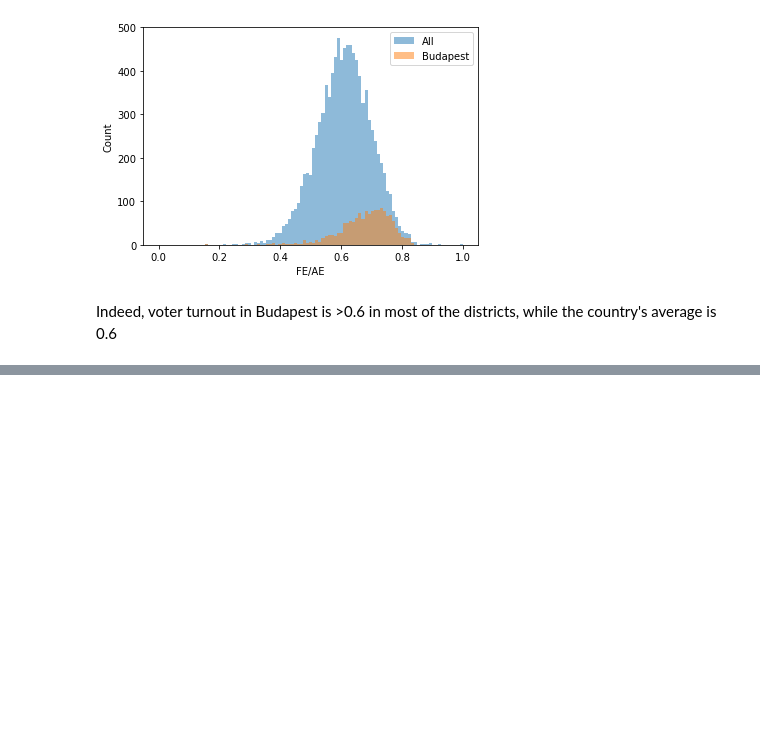
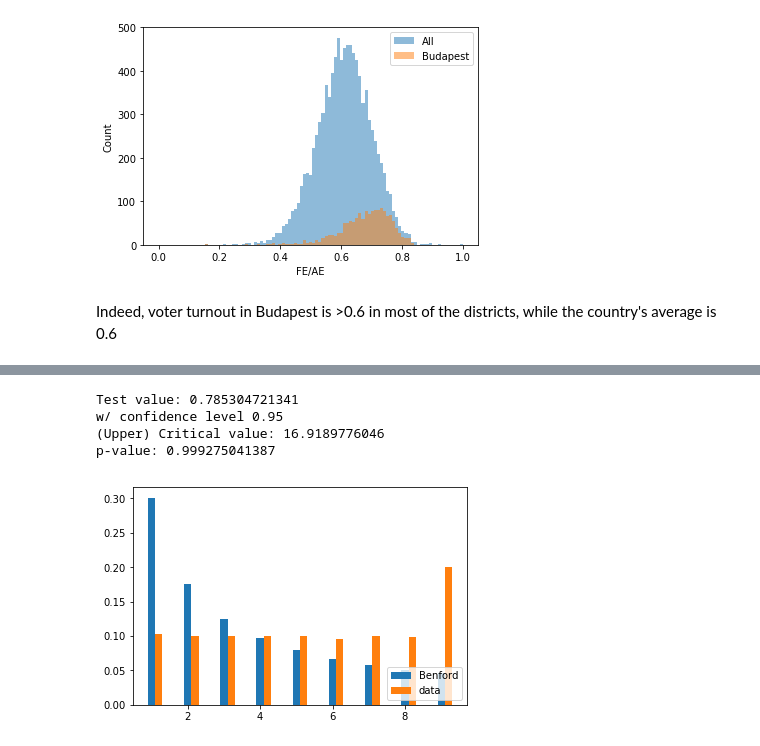
Before and after one commit to komaranna/ElectionAnalysis, a Jupyter notebook: StatisticalAnalysis.ipynb, the cells around one changed output, grey strips where cells are left out. Saved outputs shown, nothing was run; the diff lists cells and outputs as text; code cells hidden in the pictures; blank space fills up the shorter version.

```diff
--- a/StatisticalAnalysis.ipynb
+++ b/StatisticalAnalysis.ipynb
@@ -231,0 +277,16 @@ Indeed, voter turnout in Budapest is >0.6 in most of the districts, while the co
+# %%
+def ChiSquareTest(listOfDigits,hypothesis,df,confValue,firstFlag):
+    observed,N = ComputeFrequencies(thirdDigits,firstFlag)
+
+    testValue = chisquare(observed,f_exp=hypothesis).statistic
+    critValue_upper = chi2.isf(confValue, df, loc=0, scale=1)
+    critValue_lower = chi2.ppf(confValue, df, loc=0, scale=1)
+    pValue = chisquare(observed,f_exp=hypothesis).pvalue
+    print "Test value: " + str(testValue)
+    print "w/ confidence level " + str(1-confValue)
+    print "(Upper) Critical value: " + str(critValue_upper)
+    #print "(Lower) Critical value: " + str(critValue_lower)
+
+    print "p-value: " + str(pValue)
+
+    return observed
@@ -231,0 +391,16 @@ Indeed, voter turnout in Budapest is >0.6 in most of the districts, while the co
+# %%
+firstDigits = []
+with open("electoral.csv", "r") as csvfile:
+    readData = csv.reader(csvfile, delimiter=',',lineterminator = '\n')
+    i = 0
+    for row in readData:
+        if i != 0:
+            for el in row:
+                if len(el) >= 1:
+                    if int(el) > 0:
+                        firstDigits.append(int(el[0]))
+
+        i += 1
+# %%
+hypothesis1 = ComputeBenfordHypothesis(1)
+hypothesis1
@@ -231,0 +417,14 @@ Indeed, voter turnout in Budapest is >0.6 in most of the districts, while the co
+# %%
+observed1 = ChiSquareTest(firstDigits,hypothesis1,9,0.05,1)
+# %% [output]
+Test value: 0.785304721341
+w/ confidence level 0.95
+(Upper) Critical value: 16.9189776046
+p-value: 0.999275041387
+# %%
+plt.bar(np.arange(1,10),hypothesis1,width=0.2,label='Benford')
+plt.bar(np.arange(1,10)+0.2,observed1,width=0.2,label='data')
+plt.legend(loc='lower right')
+plt.show()
+# %% [output]
+[figure, added]
```
Also changed, not shown: parts of 22 cells of this notebook.
